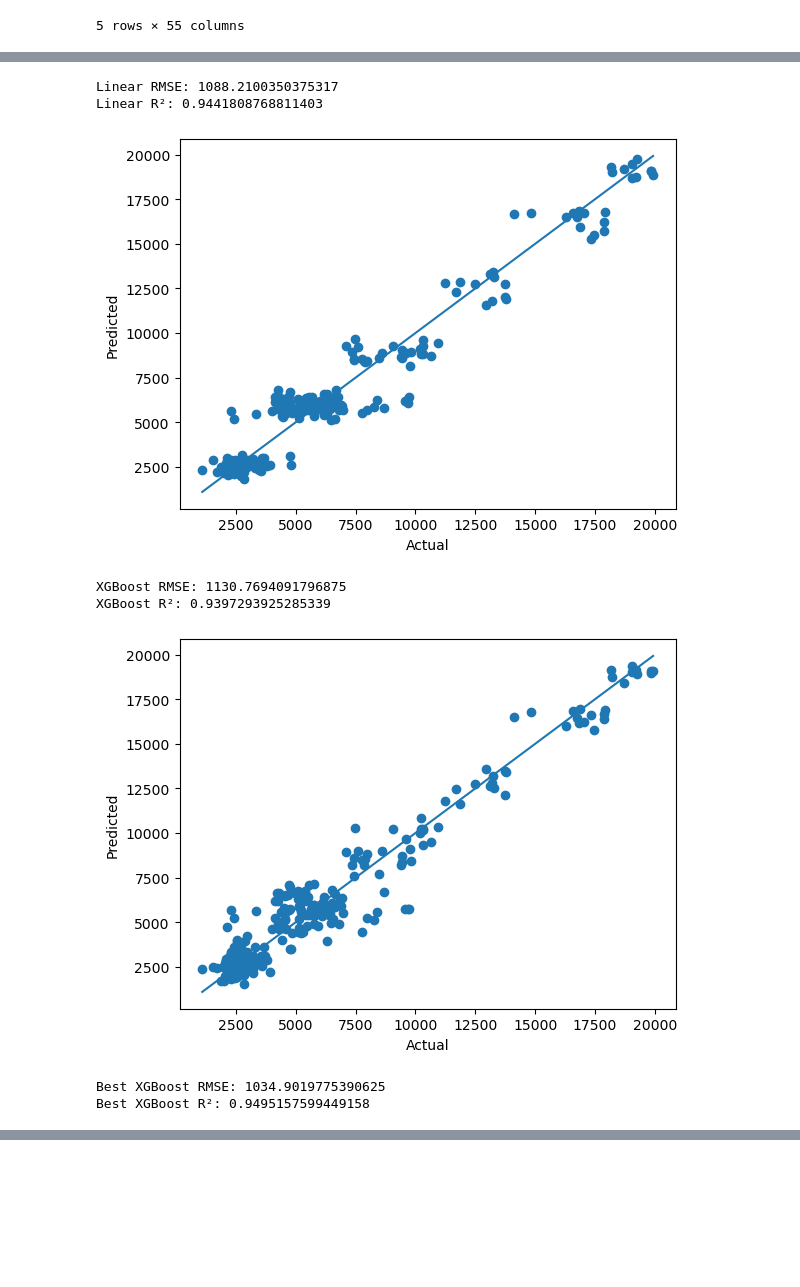
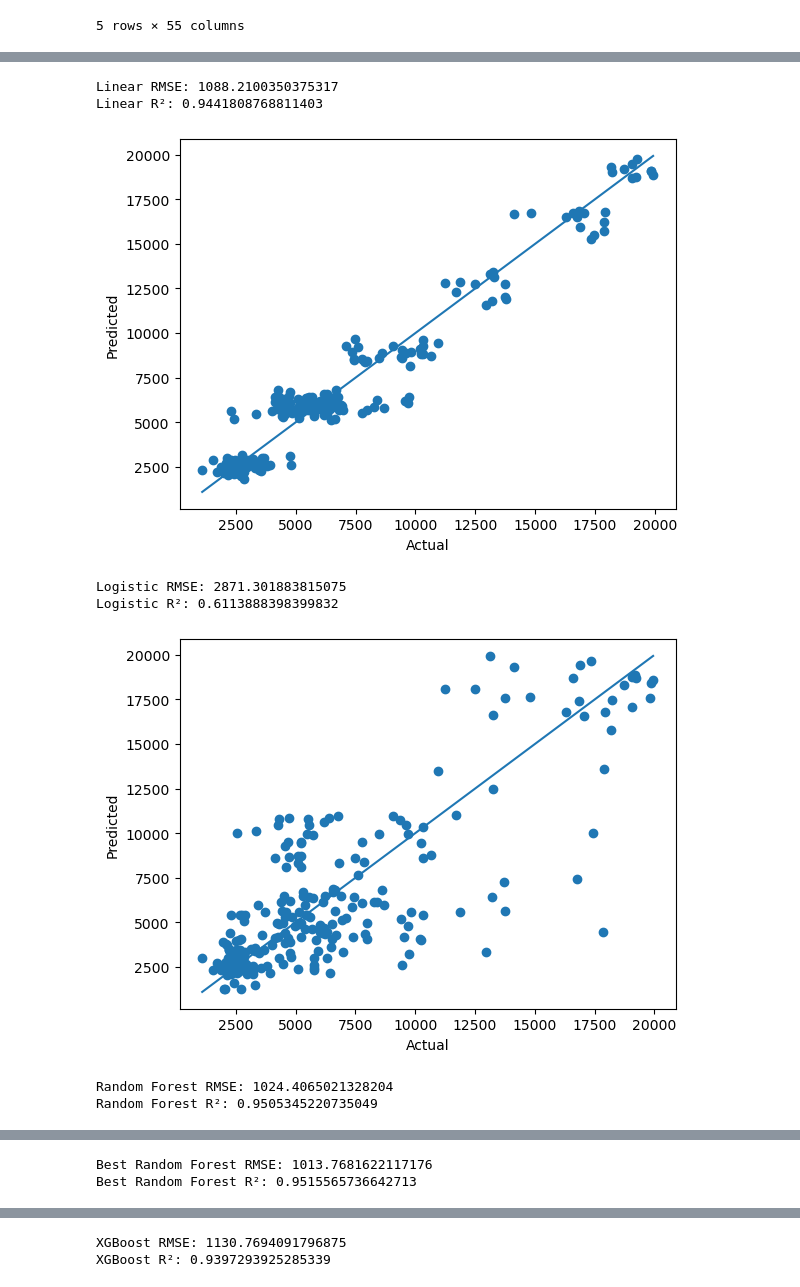
Before and after one commit to matheusabido/ai-employee-project, a Jupyter notebook: regressionmodel.ipynb, the cells around one changed output, grey strips where cells are left out. Drawn from its saved outputs; the diff is of its cells as text; code cells hidden in the pictures; blank space fills up the shorter version.

Commit message:
finished models

```diff
--- a/regressionmodel.ipynb
+++ b/regressionmodel.ipynb
@@ -131,6 +131,8 @@ df.head()
 5 rows × 55 columns
 # %%
 from sklearn.linear_model import LinearRegression
+from sklearn.linear_model import LogisticRegression
+from sklearn.ensemble import RandomForestRegressor
 from sklearn.model_selection import train_test_split
 from sklearn.metrics import root_mean_squared_error, r2_score
 from xgboost import XGBRegressor
@@ -150,6 +152,16 @@ def train_xgboost():
     xgb_model = XGBRegressor(random_state=42, max_depth=5)
     xgb_model.fit(X_train, y_train)
     return xgb_model
+
+def train_logistic():
+    logistic_model = LogisticRegression(random_state=42, max_iter=1000)
+    logistic_model.fit(X_train, y_train)
+    return logistic_model
+
+def train_rf():
+    rf_model = RandomForestRegressor(random_state=42)
+    rf_model.fit(X_train, y_train)
+    return rf_model
 
 def train_xgboost_hyperparamterized():
     xgb = XGBRegressor(random_state=42)
@@ -174,7 +186,33 @@ def train_xgboost_hyperparamterized():
     random_search.fit(X_train, y_train)
     return random_search.best_estimator_
 
+def train_rf_hyperparamterized():
+    rf = RandomForestRegressor(random_state=42)
+
+    param_dist = {
+        "n_estimators": [100, 300, 500, 800],
+        "max_depth": [3, 5, 10, 20, 30],
+        "min_samples_split": [2, 5, 10],
+        "min_samples_leaf": [1, 2, 4],
+        "bootstrap": [True, False]
+    }
+
+    random_search = RandomizedSearchCV(
+        rf,
+        param_distributions=param_dist,
+        n_iter=20,
+        scoring="neg_root_mean_squared_error",
+        cv=3,
+        verbose=1,
+        n_jobs=-1
+    )
+    random_search.fit(X_train, y_train)
+    return random_search.best_estimator_
+
 linear_model = train_linear()
+logistic_model = train_logistic()
+rf_model = train_rf()
+rf_hyper_model = train_rf_hyperparamterized()
 xgb_model = train_xgboost()
 xgb_hyper_model = train_xgboost_hyperparamterized()
 # %% [output]
@@ -229,13 +315,16 @@ def test_xgboost_hyperparamterized():
 # %%
 test_linear()
+test_logistic()
+test_rf()
+test_rf_hyperparamterized()
 test_xgboost()
 test_xgboost_hyperparamterized()
 # %% [output]
 Linear RMSE: 1088.2100350375317
 Linear R²: 0.9441808768811403
 [figure]
-XGBoost RMSE: 1130.7694091796875
-XGBoost R²: 0.9397293925285339
+Logistic RMSE: 2871.301883815075
+Logistic R²: 0.6113888398399832
-[figure, old version]
+[figure, new version]
-Best XGBoost RMSE: 1034.9019775390625
-Best XGBoost R²: 0.9495157599449158
+Random Forest RMSE: 1024.4065021328204
+Random Forest R²: 0.9505345220735049
@@ -242,0 +332,2 @@ Best XGBoost R²: 0.9495157599449158
+Best Random Forest RMSE: 1013.7681622117176
+Best Random Forest R²: 0.9515565736642713
@@ -242,0 +335,2 @@ Best XGBoost R²: 0.9495157599449158
+XGBoost RMSE: 1130.7694091796875
+XGBoost R²: 0.9397293925285339
```
Also changed, not shown: parts of 4 cells of this notebook, 1 other file.
